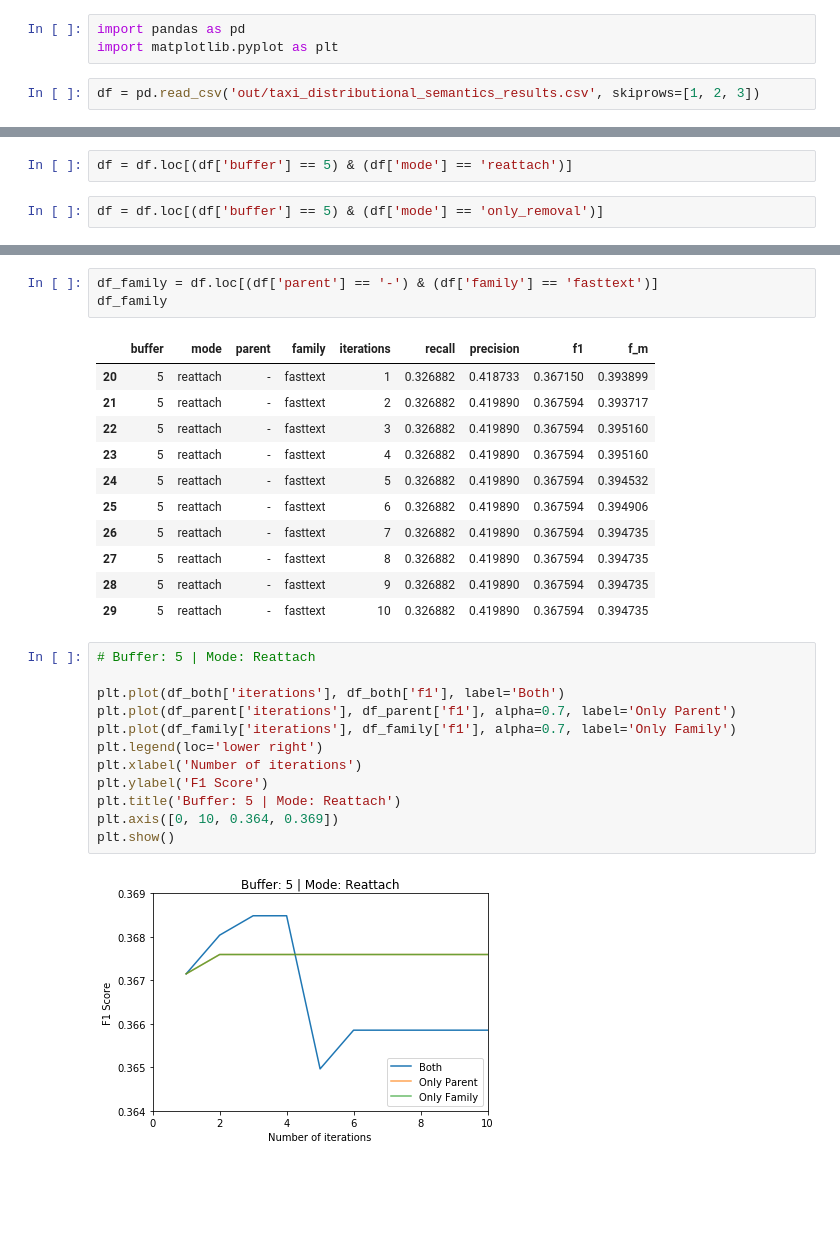
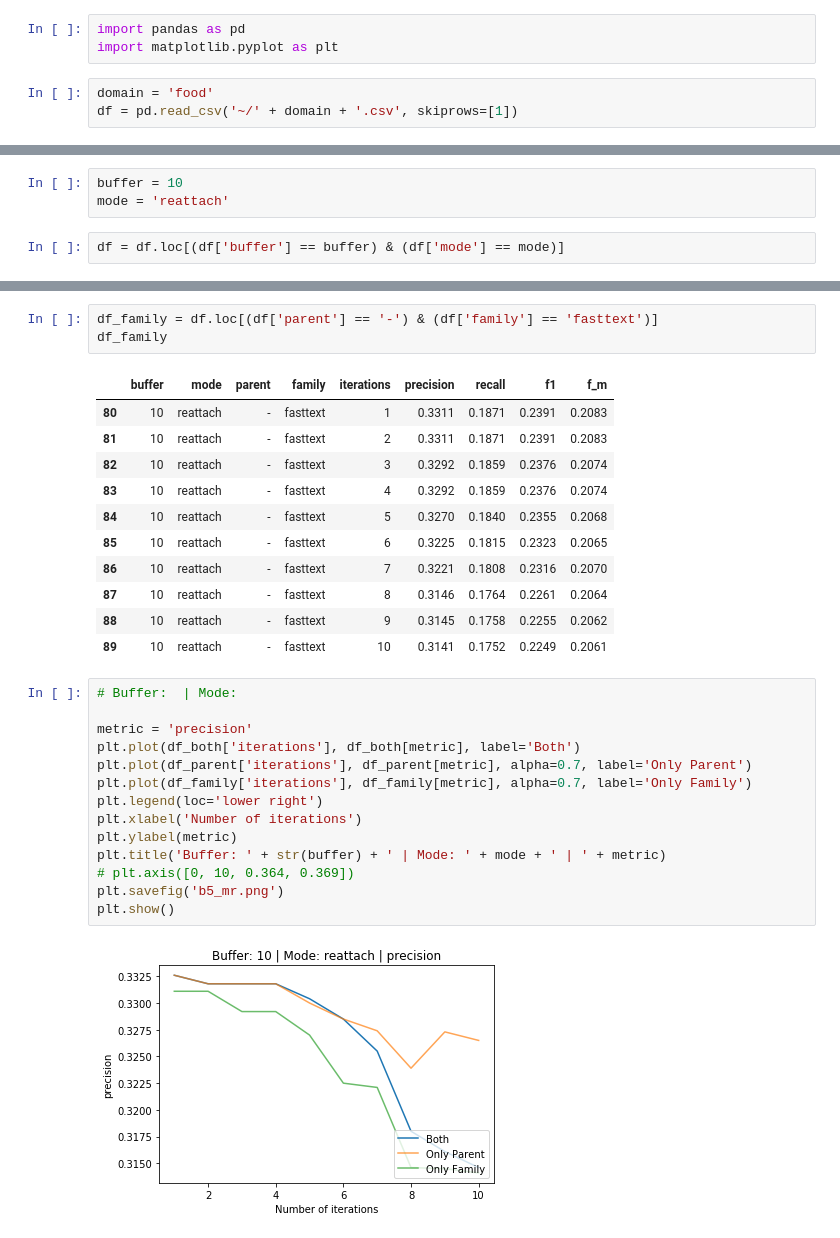
Before and after one commit to uhh-lt/taxi, a Jupyter notebook: parse_results.ipynb, the cells around one changed output, grey strips where cells are left out. Saved outputs shown, nothing was run; the diff lists cells and outputs as text; blank space fills up the shorter version.

Commit message:
Update parse results

```diff
--- a/parse_results.ipynb
+++ b/parse_results.ipynb
@@ -2,7 +2,8 @@
 import pandas as pd
 import matplotlib.pyplot as plt
 # %%
-df = pd.read_csv('out/taxi_distributional_semantics_results.csv', skiprows=[1, 2, 3])
+domain = 'food'
+df = pd.read_csv('~/' + domain + '.csv', skiprows=[1])
 # %%
 df.head()
 # %% [output]
@@ -15,7 +16,8 @@ df.head()
+# %%
+buffer = 10
+mode = 'reattach'
 # %%
-df = df.loc[(df['buffer'] == 5) & (df['mode'] == 'reattach')]
+df = df.loc[(df['buffer'] == buffer) & (df['mode'] == mode)]
-# %%
-df = df.loc[(df['buffer'] == 5) & (df['mode'] == 'only_removal')]
 # %%
 df_both = df.loc[(df['parent'] == 'poincare') & (df['family'] == 'fasttext')]
 df_both
@@ -50,28 +52,30 @@ df_parent
 df_family = df.loc[(df['parent'] == '-') & (df['family'] == 'fasttext')]
 df_family
 # %% [output]
-|  | buffer | mode | parent | family | iterations | recall | precision | f1 | f_m |
-| 20 | 5 | reattach | - | fasttext | 1 | 0.326882 | 0.418733 | 0.367150 | 0.393899 |
-| 21 | 5 | reattach | - | fasttext | 2 | 0.326882 | 0.419890 | 0.367594 | 0.393717 |
-| 22 | 5 | reattach | - | fasttext | 3 | 0.326882 | 0.419890 | 0.367594 | 0.395160 |
-| 23 | 5 | reattach | - | fasttext | 4 | 0.326882 | 0.419890 | 0.367594 | 0.395160 |
-| 24 | 5 | reattach | - | fasttext | 5 | 0.326882 | 0.419890 | 0.367594 | 0.394532 |
-| 25 | 5 | reattach | - | fasttext | 6 | 0.326882 | 0.419890 | 0.367594 | 0.394906 |
-| 26 | 5 | reattach | - | fasttext | 7 | 0.326882 | 0.419890 | 0.367594 | 0.394735 |
-| 27 | 5 | reattach | - | fasttext | 8 | 0.326882 | 0.419890 | 0.367594 | 0.394735 |
-| 28 | 5 | reattach | - | fasttext | 9 | 0.326882 | 0.419890 | 0.367594 | 0.394735 |
-| 29 | 5 | reattach | - | fasttext | 10 | 0.326882 | 0.419890 | 0.367594 | 0.394735 |
+|  | buffer | mode | parent | family | iterations | precision | recall | f1 | f_m |
+| 80 | 10 | reattach | - | fasttext | 1 | 0.3311 | 0.1871 | 0.2391 | 0.2083 |
+| 81 | 10 | reattach | - | fasttext | 2 | 0.3311 | 0.1871 | 0.2391 | 0.2083 |
+| 82 | 10 | reattach | - | fasttext | 3 | 0.3292 | 0.1859 | 0.2376 | 0.2074 |
+| 83 | 10 | reattach | - | fasttext | 4 | 0.3292 | 0.1859 | 0.2376 | 0.2074 |
+| 84 | 10 | reattach | - | fasttext | 5 | 0.3270 | 0.1840 | 0.2355 | 0.2068 |
+| 85 | 10 | reattach | - | fasttext | 6 | 0.3225 | 0.1815 | 0.2323 | 0.2065 |
+| 86 | 10 | reattach | - | fasttext | 7 | 0.3221 | 0.1808 | 0.2316 | 0.2070 |
+| 87 | 10 | reattach | - | fasttext | 8 | 0.3146 | 0.1764 | 0.2261 | 0.2064 |
+| 88 | 10 | reattach | - | fasttext | 9 | 0.3145 | 0.1758 | 0.2255 | 0.2062 |
+| 89 | 10 | reattach | - | fasttext | 10 | 0.3141 | 0.1752 | 0.2249 | 0.2061 |
 # %%
-# Buffer: 5 | Mode: Reattach
+# Buffer:  | Mode:
 
-plt.plot(df_both['iterations'], df_both['f1'], label='Both')
-plt.plot(df_parent['iterations'], df_parent['f1'], alpha=0.7, label='Only Parent')
-plt.plot(df_family['iterations'], df_family['f1'], alpha=0.7, label='Only Family')
+metric = 'precision'
+plt.plot(df_both['iterations'], df_both[metric], label='Both')
+plt.plot(df_parent['iterations'], df_parent[metric], alpha=0.7, label='Only Parent')
+plt.plot(df_family['iterations'], df_family[metric], alpha=0.7, label='Only Family')
 plt.legend(loc='lower right')
 plt.xlabel('Number of iterations')
-plt.ylabel('F1 Score')
-plt.title('Buffer: 5 | Mode: Reattach')
-plt.axis([0, 10, 0.364, 0.369])
+plt.ylabel(metric)
+plt.title('Buffer: ' + str(buffer) + ' | Mode: ' + mode + ' | ' + metric)
+# plt.axis([0, 10, 0.364, 0.369])
+plt.savefig('b5_mr.png')
 plt.show()
 # %% [output]
-[figure, old version]
+[figure, new version]
```
Also changed, not shown: parts of 4 cells of this notebook.
